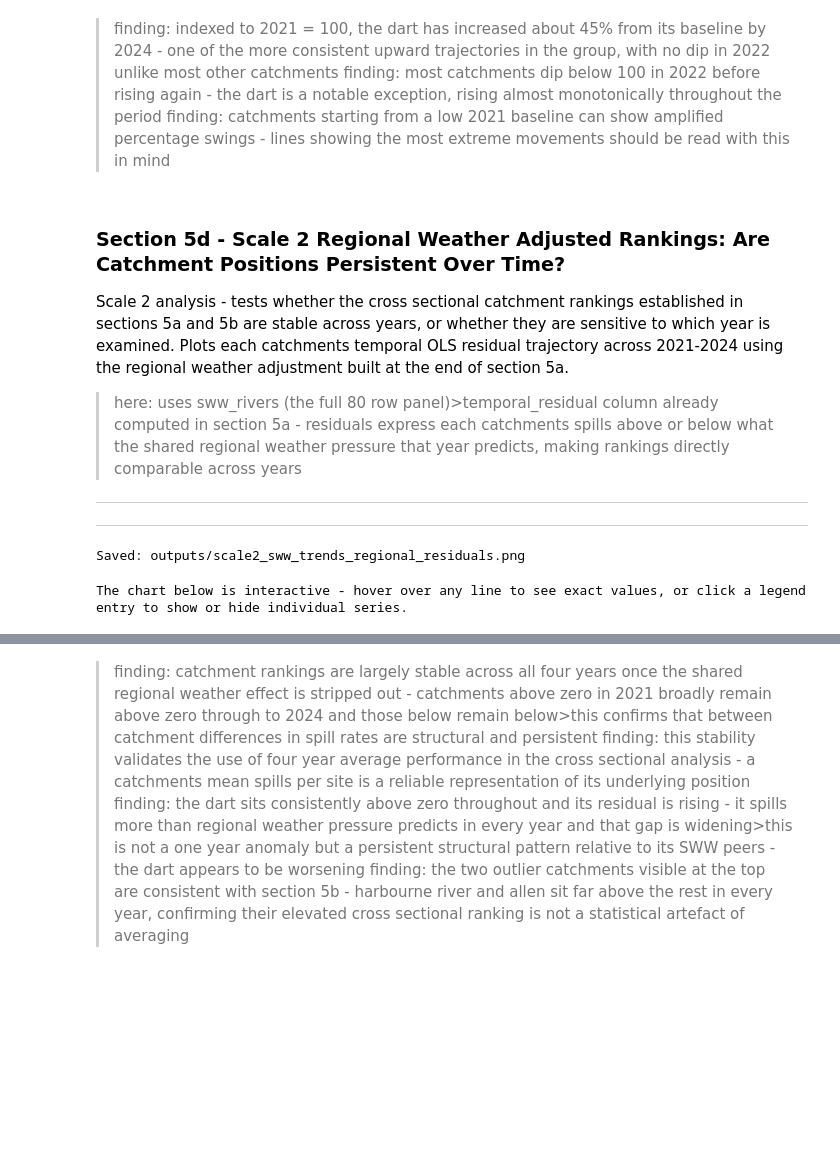
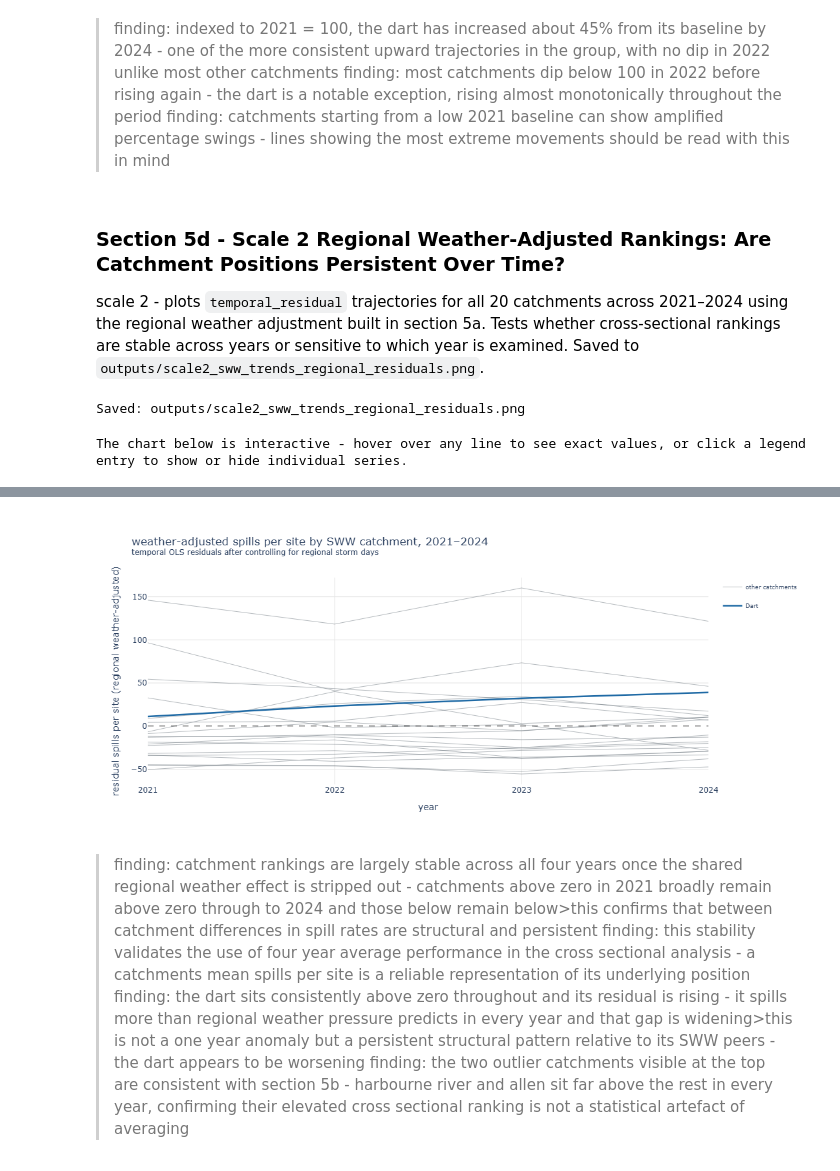
Before and after one commit to jacobway2/-dart-sewage-project, a Jupyter notebook: blog.ipynb, the cells around one changed output, grey strips where cells are left out. Drawn from its saved outputs; the diff is of its cells as text; code cells hidden in the pictures; blank space fills up the shorter version.

Commit message:
Align all markdown cells with narrative writeup and remove old 4e and replace with new

```diff
--- a/blog.ipynb
+++ b/blog.ipynb
@@ -865,11 +803,10 @@ for year, path in edm_main_paths.items():  # loops through each years main EDM e
     site_col  = 'Site Name\n(EA Consents Database)'  # confirmed column name from 1a inspection cells^
 
     df_year = pd.DataFrame({
-        'year':           year,  # adds the year as a column so we can track which year each row came from
+        'year': year,  # adds the year as a column so we can track which year each row came from
         'catchment_name': df[catchment_col].str.strip(),  # strips leading/trailing whitespace only - casing preserved since all-caps labels are distinct waterbodies (confirmed in 2a inspection cells^)
-        'site_name':      df[site_col],  # carries site name through so distinct sites per catchment can be counted below
-        'spill_count':    pd.to_numeric(df[spill_col], errors='coerce'),  # changes any non numeric values to NaN rather than raising an error
-    })
+        'site_name': df[site_col],  # carries site name through so distinct sites per catchment can be counted below
+        'spill_count': pd.to_numeric(df[spill_col], errors='coerce'),})  # changes any non numeric values to NaN rather than raising an error
 
     yearly_sww_frames.append(df_year)  # adds the years cleaned dataframe to the list
 
@@ -1755,28 +1586,0 @@ here: section 4d showed visually that the 2022 dip disappears once weather is st
-# %%
-# fits one OLS per catchment on both raw annual_spills_per_site and weather adjusted residuals - combined table shows raw slope alongside weather adjusted slope for direct comparison
-raw_trend_records = []
-for catchment, group in sww_rivers.groupby('catchment_name'):
-    model = smf.ols('annual_spills_per_site ~ year', data=group).fit()  # raw slope for this catchment
-    slope = model.params['year']
-    pval = model.pvalues['year']  # p-value for the slope
-    raw_trend_records.append({'catchment_name': catchment, 'raw_slope': slope, 'raw_p_value': pval})
-
-raw_trend_slopes = pd.DataFrame(raw_trend_records) # one row per catchment with raw slope and p-value
-
-weather_adj_trend_records = []
-for catchment, group in resid_df.groupby('catchment_name'):
-    model = smf.ols('residual ~ year', data=group).fit() # weather adjusted slope fitted on per catchment OLS residuals
-    slope = model.params['year']
-    pval = model.pvalues['year'] # p-value for the slope
-    weather_adj_trend_records.append({'catchment_name': catchment, 'adj_slope': slope, 'adj_p_value': pval})
-
-weather_adj_trend_slopes = pd.DataFrame(weather_adj_trend_records) # one row per catchment with adjusted slope and p-value
-
-combined_slopes = pd.merge(raw_trend_slopes, weather_adj_trend_slopes, on='catchment_name') # merges raw and weather adjusted slopes into one table
-combined_slopes = combined_slopes.sort_values('adj_slope').reset_index(drop=True) # sorts by weather adjusted slope - most improving to most worsening
-
-print('Scale 1 validation - per catchment trend slopes - raw vs weather adjusted, sorted by weather adjusted slope:')
-print(f"{'catchment':<35} {'raw slope':>10} {'raw p':>8} {'adj slope':>10} {'adj p':>8}")
-print('-' * 75)
-for _, row in combined_slopes.iterrows():
-    print(f"{row['catchment_name']:<35} {row['raw_slope']:>10.2f} {row['raw_p_value']:>8.3f} {row['adj_slope']:>10.2f} {row['adj_p_value']:>8.3f}")
@@ -2260,16 +2035,8 @@ The chart below is interactive - hover over any line to see exact values, or cli
 > finding: most catchments dip below 100 in 2022 before rising again - the dart is a notable exception, rising almost monotonically throughout the period
 > finding: catchments starting from a low 2021 baseline can show amplified percentage swings - lines showing the most extreme movements should be read with this in mind
 # %% [markdown]
-### Section 5d - Scale 2 Regional Weather Adjusted Rankings: Are Catchment Positions Persistent Over Time?
-
-Scale 2 analysis - tests whether the cross sectional catchment rankings established in sections 5a and 5b are stable across years, or whether they are sensitive to which year is examined. Plots each catchments temporal OLS residual trajectory across 2021-2024 using the regional weather adjustment built at the end of section 5a.
-> here: uses sww_rivers (the full 80 row panel)>temporal_residual column already computed in section 5a - residuals express each catchments spills above or below what the shared regional weather pressure that year predicts, making rankings directly comparable across years
-
----
-<!-- HACKMD NARRATIVE - REMOVE BEFORE SUBMISSION
-here: the cross sectional ranking in section 5b gives us a four year average picture - but does that average mask meaningful year to year reshuffling? to test this we strip the shared temporal weather effect using a single regional storm days figure and ask whether the same catchments consistently sit above and below the regional expectation across all four years>the answer is broadly yes - rankings are persistent, validating that our use of four year averages in sections 5a and 5b gives a reliable picture of structural performance rather than one that depends on which years happened to be included
--->
----
+### Section 5d - Scale 2 Regional Weather-Adjusted Rankings: Are Catchment Positions Persistent Over Time?
+scale 2 - plots `temporal_residual` trajectories for all 20 catchments across 2021–2024 using the regional weather adjustment built in section 5a. Tests whether cross-sectional rankings are stable across years or sensitive to which year is examined. Saved to `outputs/scale2_sww_trends_regional_residuals.png`.
 # %%
 # regional temporal OLS residuals overlay - strips shared year on year weather effect, leaving each catchments position relative to peers
 fig, ax = plt.subplots(figsize=(9, 6))
@@ -2324,7 +2091,7 @@ fig.add_trace(go.Scatter(
     y=dart_data['temporal_residual'], # regional weather adjusted residual on y axis
     mode='lines', # lines only - no markers
     name='Dart', # separate legend entry for dart
-    legendgroup='dart', # dart in its own legend group
+    legendgroup='Dart', # dart in its own legend group
     line=dict(color=COLOUR_DART, width=2.5), # blue colour and heavier line weight matched to matplotlib version
     hovertemplate='<b>Dart</b><br>year: %{x}<br>residual: %{y:.2f}<extra></extra>',)) # hover shows dart name, year, and residual value
 
@@ -2351,3 +2117,4 @@ The chart below is interactive - hover over any line to see exact values, or cli
+[figure, added]
 # %% [markdown]
 > finding: catchment rankings are largely stable across all four years once the shared regional weather effect is stripped out - catchments above zero in 2021 broadly remain above zero through to 2024 and those below remain below>this confirms that between catchment differences in spill rates are structural and persistent
 > finding: this stability validates the use of four year average performance in the cross sectional analysis - a catchments mean spills per site is a reliable representation of its underlying position
```
Also changed, not shown: parts of 54 cells of this notebook, 2 other files.
